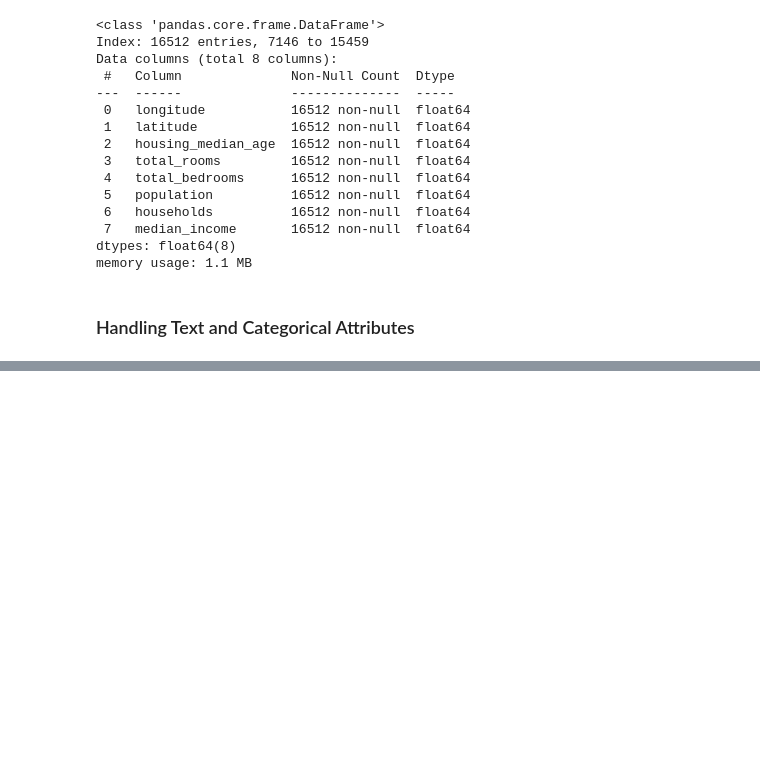
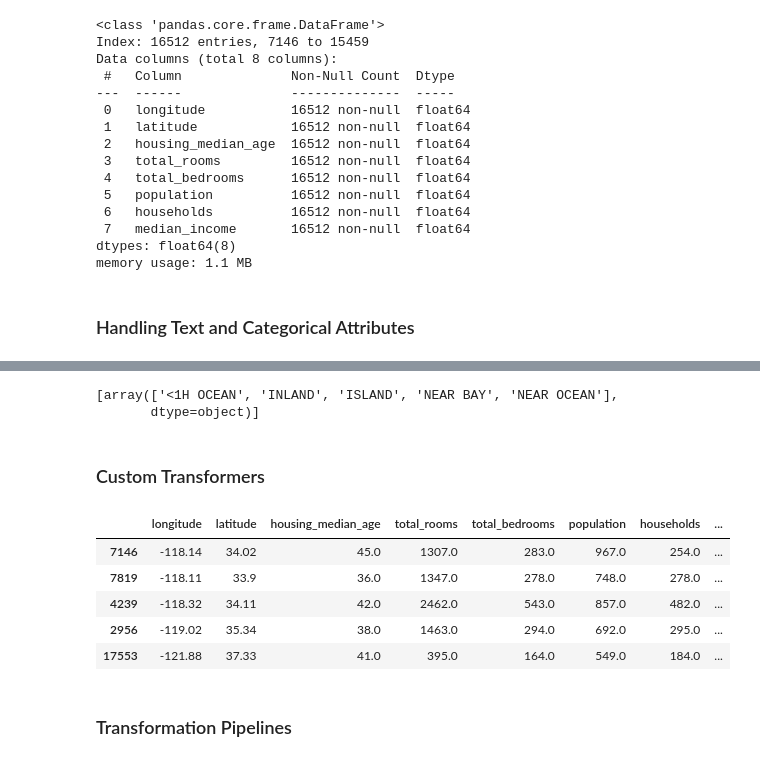
Before and after one commit to HyanLucas/California_Housing, a Jupyter notebook: notebooks/data_analysis_california_housing.ipynb, the cells around one changed output, grey strips where cells are left out. Drawn from its saved outputs; the diff is of its cells as text; code cells hidden in the pictures; blank space fills up the shorter version.

```diff
--- a/notebooks/data_analysis_california_housing.ipynb
+++ b/notebooks/data_analysis_california_housing.ipynb
@@ -377,0 +431,7 @@ memory usage: 1.1 MB
+# %%
+cat_encoder.categories_
+# %% [output]
+[array(['<1H OCEAN', 'INLAND', 'ISLAND', 'NEAR BAY', 'NEAR OCEAN'],
+       dtype=object)]
+# %% [markdown]
+### Custom Transformers
@@ -377,0 +465,15 @@ memory usage: 1.1 MB
+# %%
+housing_extra_attribs = pd.DataFrame(
+    housing_extra_attribs,
+    columns=list(housing.columns)+['rooms_per_household', 'population_per_household'],
+    index=housing.index)
+housing_extra_attribs.head()
+# %% [output]
+|  | longitude | latitude | housing_median_age | total_rooms | total_bedrooms | population | households | ... |
+| 7146 | -118.14 | 34.02 | 45.0 | 1307.0 | 283.0 | 967.0 | 254.0 | ... |
+| 7819 | -118.11 | 33.9 | 36.0 | 1347.0 | 278.0 | 748.0 | 278.0 | ... |
+| 4239 | -118.32 | 34.11 | 42.0 | 2462.0 | 543.0 | 857.0 | 482.0 | ... |
+| 2956 | -119.02 | 35.34 | 38.0 | 1463.0 | 294.0 | 692.0 | 295.0 | ... |
+| 17553 | -121.88 | 37.33 | 41.0 | 395.0 | 164.0 | 549.0 | 184.0 | ... |
+# %% [markdown]
+### Transformation Pipelines
```
Also changed, not shown: parts of 44 cells of this notebook, 1 other file.
